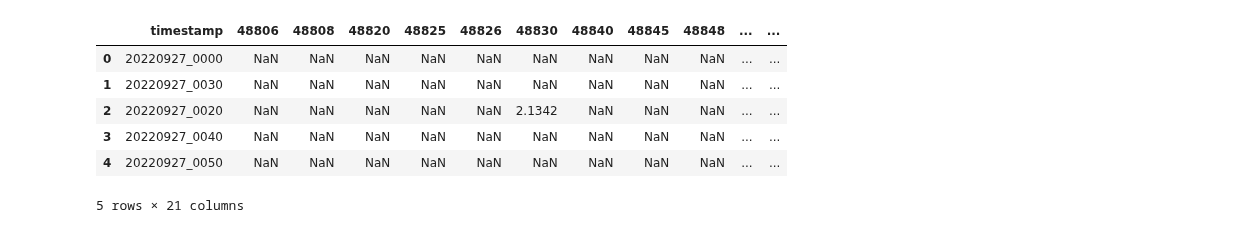
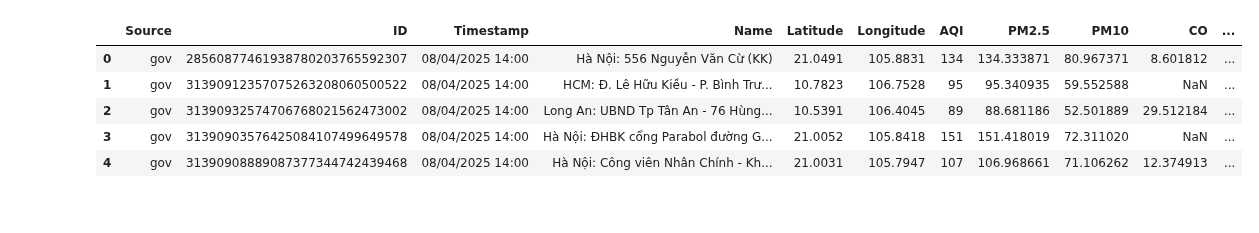
Before and after one commit to sfatew/Air_Quality, a Jupyter notebook: EDA/AOD_AQI.ipynb, the cells around one changed output. Drawn from its saved outputs; the diff is of its cells as text; code cells hidden in the pictures.

```diff
--- a/EDA/AOD_AQI.ipynb
+++ b/EDA/AOD_AQI.ipynb
@@ -9,15 +10,14 @@ import datetime
 sns.set(style="whitegrid")
 plt.rcParams['figure.figsize'] = (12, 6)
 # %%
-path="/home/slow_data/Air_Quality/AOD/station_aod/all_station05.csv"
+path="/home/slow_data/Air_Quality/filtered_envisoft_air_quality_weather_data.csv"
 # %%
-df = pd.read_csv(path)
-df.head()
+df_aqi = pd.read_csv(path)
+df_aqi.head()
 # %% [output]
-|  | timestamp | 48806 | 48808 | 48820 | 48825 | 48826 | 48830 | 48840 | 48845 | 48848 | ... | ... |
-| 0 | 20220927_0000 | NaN | NaN | NaN | NaN | NaN | NaN | NaN | NaN | NaN | ... | ... |
-| 1 | 20220927_0030 | NaN | NaN | NaN | NaN | NaN | NaN | NaN | NaN | NaN | ... | ... |
-| 2 | 20220927_0020 | NaN | NaN | NaN | NaN | NaN | 2.1342 | NaN | NaN | NaN | ... | ... |
-| 3 | 20220927_0040 | NaN | NaN | NaN | NaN | NaN | NaN | NaN | NaN | NaN | ... | ... |
-| 4 | 20220927_0050 | NaN | NaN | NaN | NaN | NaN | NaN | NaN | NaN | NaN | ... | ... |
+|  | Source | ID | Timestamp | Name | Latitude | Longitude | AQI | PM2.5 | PM10 | CO | ... |
+| 0 | gov | 28560877461938780203765592307 | 08/04/2025 14:00 | Hà Nội: 556 Nguyễn Văn Cừ (KK) | 21.0491 | 105.8831 | 134 | 134.333871 | 80.967371 | 8.601812 | ... |
+| 1 | gov | 31390912357075263208060500522 | 08/04/2025 14:00 | HCM: Đ. Lê Hữu Kiều - P. Bình Trư... | 10.7823 | 106.7528 | 95 | 95.340935 | 59.552588 | NaN | ... |
+| 2 | gov | 31390932574706768021562473002 | 08/04/2025 14:00 | Long An: UBND Tp Tân An - 76 Hùng... | 10.5391 | 106.4045 | 89 | 88.681186 | 52.501889 | 29.512184 | ... |
+| 3 | gov | 31390903576425084107499649578 | 08/04/2025 14:00 | Hà Nội: ĐHBK cổng Parabol đường G... | 21.0052 | 105.8418 | 151 | 151.418019 | 72.311020 | NaN | ... |
+| 4 | gov | 31390908889087377344742439468 | 08/04/2025 14:00 | Hà Nội: Công viên Nhân Chính - Kh... | 21.0031 | 105.7947 | 107 | 106.968661 | 71.106262 | 12.374913 | ... |
-5 rows × 21 columns
```
Also changed, not shown: parts of 38 cells of this notebook, 25 other files.
